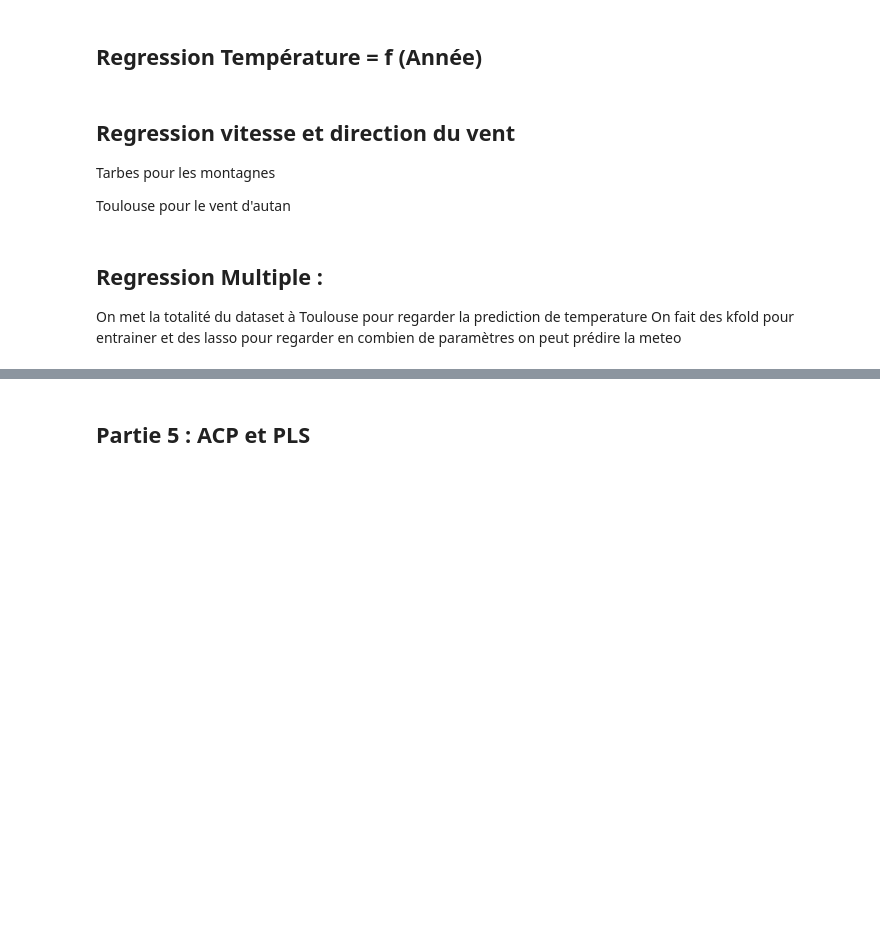
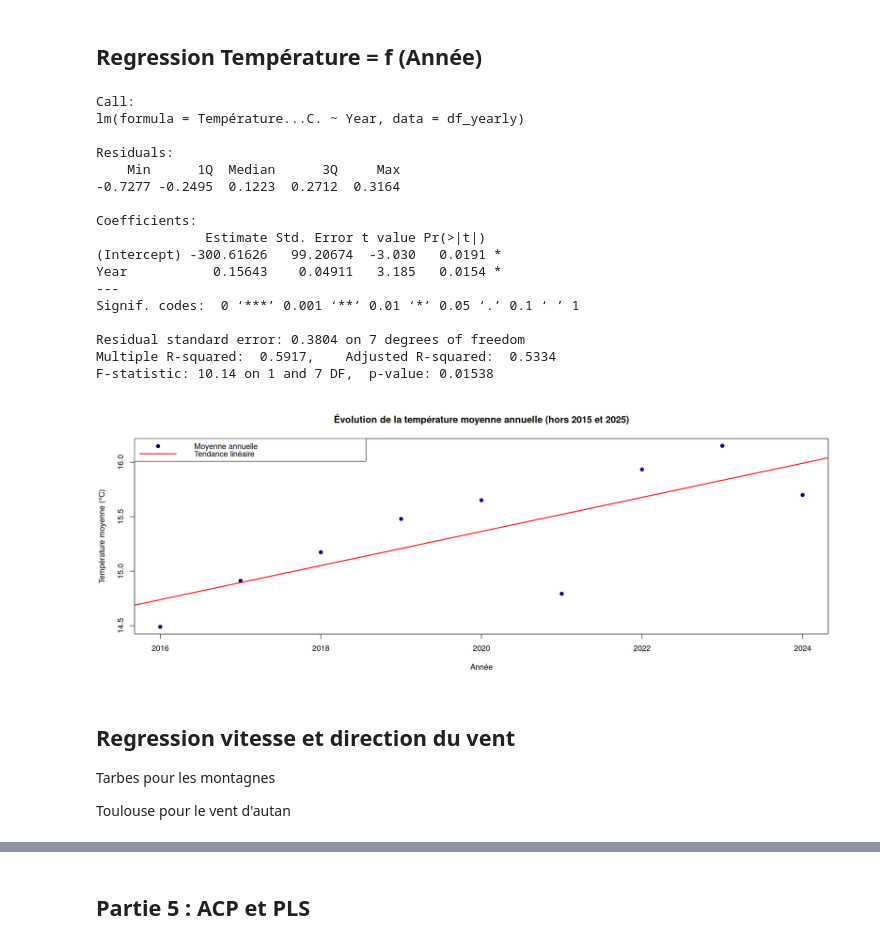
Before and after one commit to alextonon/BE_R, a Jupyter notebook: BE_final.ipynb, the cells around one changed output, grey strips where cells are left out. Drawn from its saved outputs; the diff is of its cells as text; code cells hidden in the pictures; blank space fills up the shorter version.

```diff
--- a/BE_final.ipynb
+++ b/BE_final.ipynb
@@ -661,12 +682,72 @@ Matrice de correlation pour mettre en lumière les trcs à tester
 # %% [markdown]
 ## Regression Température = f (Année)
+# %%
+df_test <- df
+
+# Conversion de la colonne Date
+df_test$Date <- as.Date(df_test$Date)
+
+# Conversion de la température en numérique ("" devient NA)
+df_test$Température...C. <- suppressWarnings(as.numeric(df_test$Température...C.))
+
+# On enlève les lignes invalides
+df_test <- df_test[!is.na(df_test$Température...C.) & !is.na(df_test$Date), ]
+
+# Extraction de l'année
+df_test$Year <- format(df_test$Date, "%Y")
+
+# Agrégation par année : température moyenne annuelle
+df_yearly <- aggregate(Température...C. ~ Year, data = df_test, FUN = mean)
+
+# Conversion Year en numérique
+df_yearly$Year <- as.numeric(df_yearly$Year)
+
+# On retire 2015 et 2025
+df_yearly <- df_yearly[!(df_yearly$Year %in% c(2015, 2025)), ]
+
+# Régression linéaire
+model_trend <- lm(Température...C. ~ Year, data = df_yearly)
+summary(model_trend)
+
+# ==============================
+# VISUALISATION
+# ==============================
+par(bg = "white")
+plot(
+  df_yearly$Year, df_yearly$Température...C.,
+  main = "Évolution de la température moyenne annuelle (hors 2015 et 2025)",
+  xlab = "Année", ylab = "Température moyenne (°C)",
+  pch = 19, col = "darkblue"
+)
+
+# Ajout de la droite de régression
+abline(model_trend, col = "red", lwd = 2)
+
+legend("topleft",
+       legend = c("Moyenne annuelle", "Tendance linéaire"),
+       col = c("darkblue", "red"), pch = c(19, NA), lty = c(NA, 1), lwd = c(NA, 2))
+# %% [output]
+Call:
+lm(formula = Température...C. ~ Year, data = df_yearly)
+
+Residuals:
+    Min      1Q  Median      3Q     Max
+-0.7277 -0.2495  0.1223  0.2712  0.3164
+
+Coefficients:
+              Estimate Std. Error t value Pr(>|t|)
+(Intercept) -300.61626   99.20674  -3.030   0.0191 *
+Year           0.15643    0.04911   3.185   0.0154 *
+---
+Signif. codes:  0 ‘***’ 0.001 ‘**’ 0.01 ‘*’ 0.05 ‘.’ 0.1 ‘ ’ 1
+
+Residual standard error: 0.3804 on 7 degrees of freedom
+Multiple R-squared:  0.5917,    Adjusted R-squared:  0.5334
+F-statistic: 10.14 on 1 and 7 DF,  p-value: 0.01538
+[figure, added]
 # %% [markdown]
 ## Regression vitesse et direction du vent
 
 Tarbes pour les montagnes
 
 Toulouse pour le vent d'autan
-# %% [markdown]
-## Regression Multiple :
-On met la totalité du dataset à Toulouse pour regarder la prediction de temperature
-On fait des kfold pour entrainer et des lasso pour regarder en combien de paramètres on peut prédire la meteo
```
Also changed, not shown: parts of 27 cells of this notebook.
